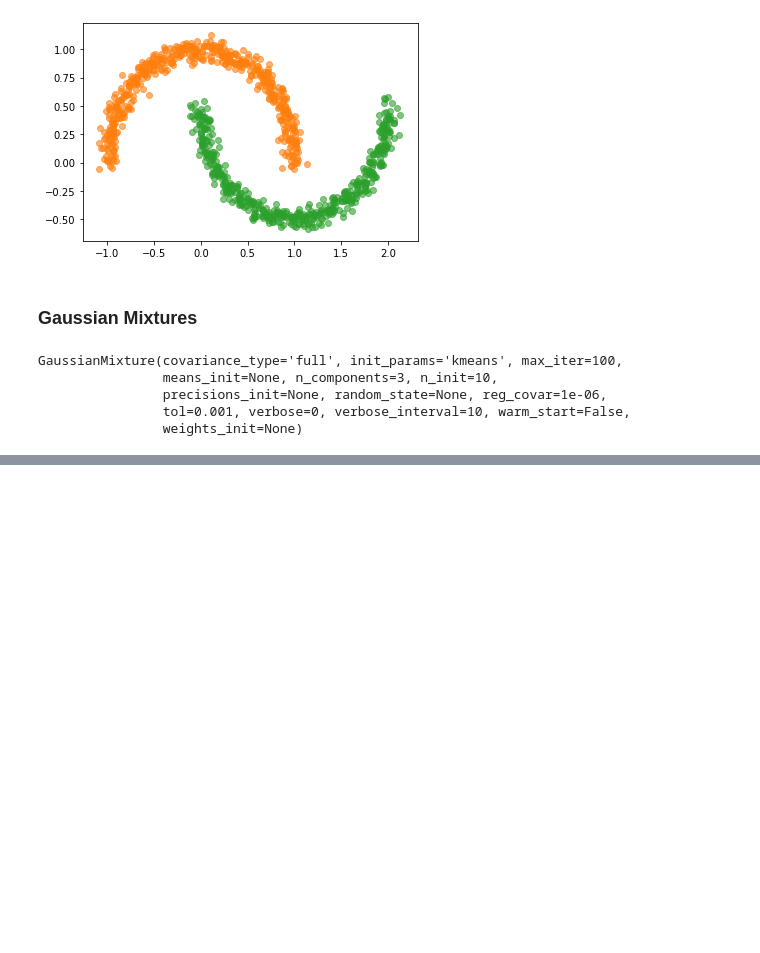
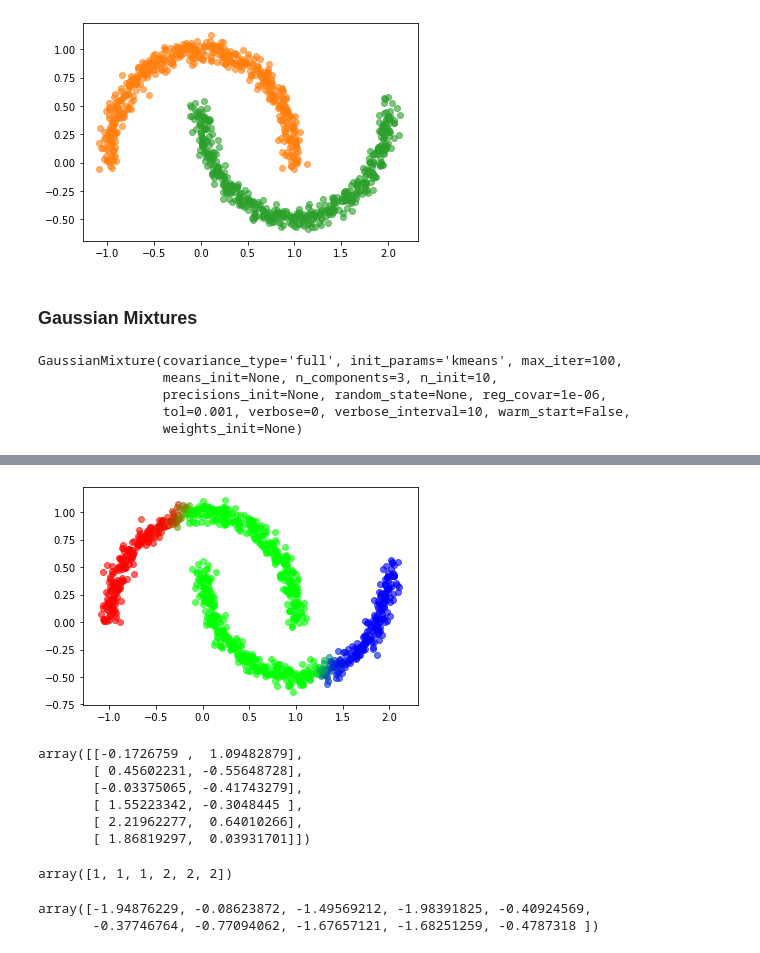
Before and after one commit to damiansp/neuralNet, a Jupyter notebook: python/handsOn/09_unsupervised/unsupervised_learning.py.ipynb, the cells around one changed output, grey strips where cells are left out. Drawn from its saved outputs; the diff is of its cells as text; code cells hidden in the pictures; blank space fills up the shorter version.

```diff
--- a/python/handsOn/09_unsupervised/unsupervised_learning.py.ipynb
+++ b/python/handsOn/09_unsupervised/unsupervised_learning.py.ipynb
@@ -309,0 +324,28 @@ array([[[ 0.16771299, -0.0991544 ],
+# %%
+for i in range(X.shape[0]):
+    plt.scatter(
+        X[i, 0],
+        X[i, 1],
+        color=[probs[i, 0], probs[i, 1], probs[i, 2], 0.6])
+# %% [output]
+[figure, added]
+# %%
+X_new, y_new = gm.sample(6)
+X_new
+# %% [output]
+array([[-0.1726759 ,  1.09482879],
+       [ 0.45602231, -0.55648728],
+       [-0.03375065, -0.41743279],
+       [ 1.55223342, -0.3048445 ],
+       [ 2.21962277,  0.64010266],
+       [ 1.86819297,  0.03931701]])
+# %%
+y_new
+# %% [output]
+array([1, 1, 1, 2, 2, 2])
+# %%
+# log of prob density at ea. location: higher value = more dense region
+gm.score_samples(X)[:10]
+# %% [output]
+array([-1.94876229, -0.08623872, -1.49569212, -1.98391825, -0.40924569,
+       -0.37746764, -0.77094062, -1.67657121, -1.68251259, -0.4787318 ])
```
Also changed, not shown: parts of 7 cells of this notebook.
